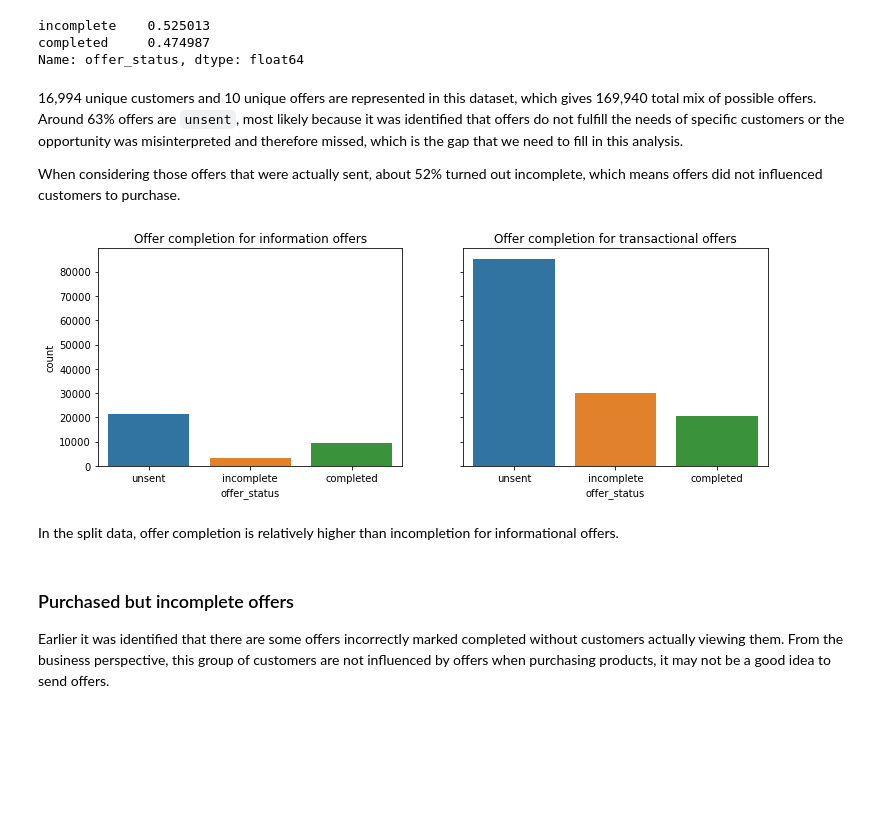
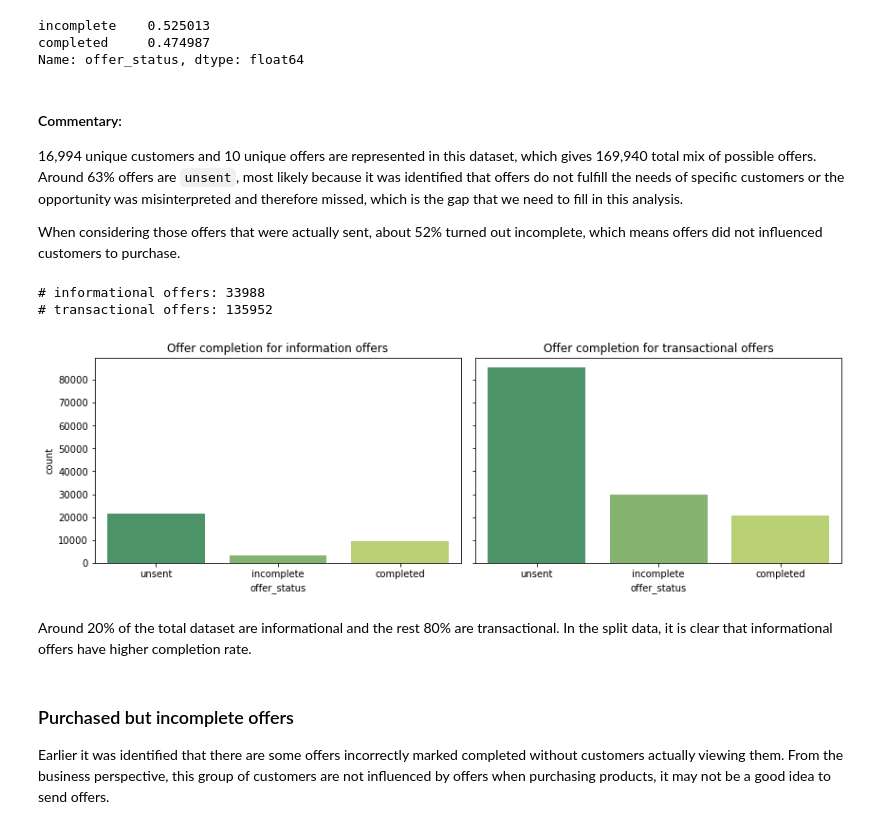
Before and after one commit to jasonsuk/ds-starbucks, a Jupyter notebook: Starbucks_Capstone_notebook.ipynb, the cells around one changed output. Cells and saved outputs as stored; diff of their text form; code cells hidden in the pictures; blank space fills up the shorter version.

```diff
--- a/Starbucks_Capstone_notebook.ipynb
+++ b/Starbucks_Capstone_notebook.ipynb
@@ -910,34 +1214,45 @@ incomplete    0.525013
 completed     0.474987
 Name: offer_status, dtype: float64
 # %% [markdown]
+#### Commentary:
+
 16,994 unique customers and 10 unique offers are represented in this dataset, which gives 169,940 total mix of possible offers. Around 63% offers are `unsent`, most likely because it was identified that offers do not fulfill the needs of specific customers or the opportunity was misinterpreted and therefore missed, which is the gap that we need to fill in this analysis.
 
 When considering those offers that were actually sent, about 52% turned out incomplete, which means offers did not influenced customers to purchase.
 # %%
 # Get subset data for informational and transactional offers
 informational_ids = portfolio_v1.loc[portfolio_v1['offer_type'] == 'informational', 'id'].to_list()
 
 transcript_infos = transcript_labeled[transcript_labeled['offer_id'].isin(informational_ids)]
 transcript_trans = transcript_labeled[~transcript_labeled['offer_id'].isin(informational_ids)]
 
+print('# informational offers:', len(transcript_infos))
+print('# transactional offers:', len(transcript_trans))
+
 # Visualization
 fig, (ax1, ax2) = plt.subplots(1,2, figsize=(12,4), sharey=True)
 
 # Set order for plots
 status_order = ['unsent', 'incomplete', 'completed']
 
-fig1 = sns.countplot(x=transcript_infos.offer_status, ax=ax1, order=status_order);
-fig2 = sns.countplot(x=transcript_trans.offer_status, ax=ax2, order=status_order);
+fig1 = sns.countplot(x=transcript_infos.offer_status, ax=ax1, order=status_order, palette="summer");
+fig2 = sns.countplot(x=transcript_trans.offer_status, ax=ax2, order=status_order, palette="summer");
 
 ax1.set_title('Offer completion for information offers');
 ax2.set_title('Offer completion for transactional offers');
 ax2.set(ylabel='')
 
+plt.tight_layout(pad=1.2)
+
+# Save figure
+plt.savefig('images/completion_by_offer.png')
 plt.show()
 # %% [output]
+# informational offers: 33988
+# transactional offers: 135952
-[figure, old version]
+[figure, new version]
-# %% [markdown]
-In the split data, offer completion is relatively higher than incompletion for informational offers.
+# %% [markdown]
+Around 20% of the total dataset are informational and the rest 80% are transactional. In the split data, it is clear that informational offers have higher completion rate.
 # %% [markdown]
 ### Purchased but incomplete offers
 Earlier it was identified that there are some offers incorrectly marked completed without customers actually viewing them. From the business perspective, this group of customers are not influenced by offers when purchasing products, it may not be a good idea to send offers.
```
Also changed, not shown: parts of 111 cells of this notebook, 4 other files.
